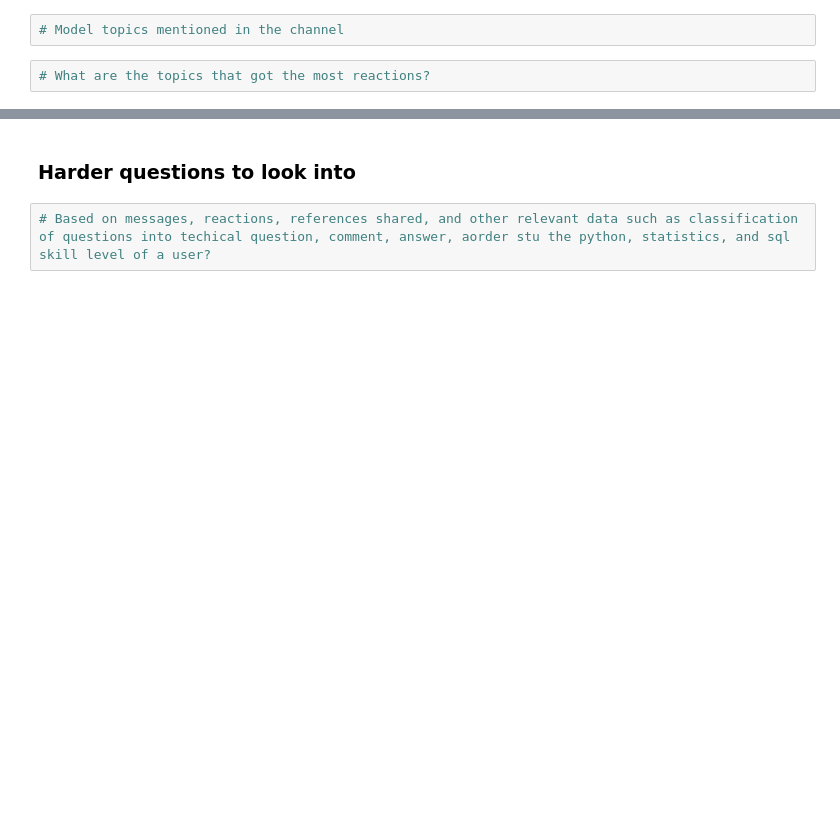
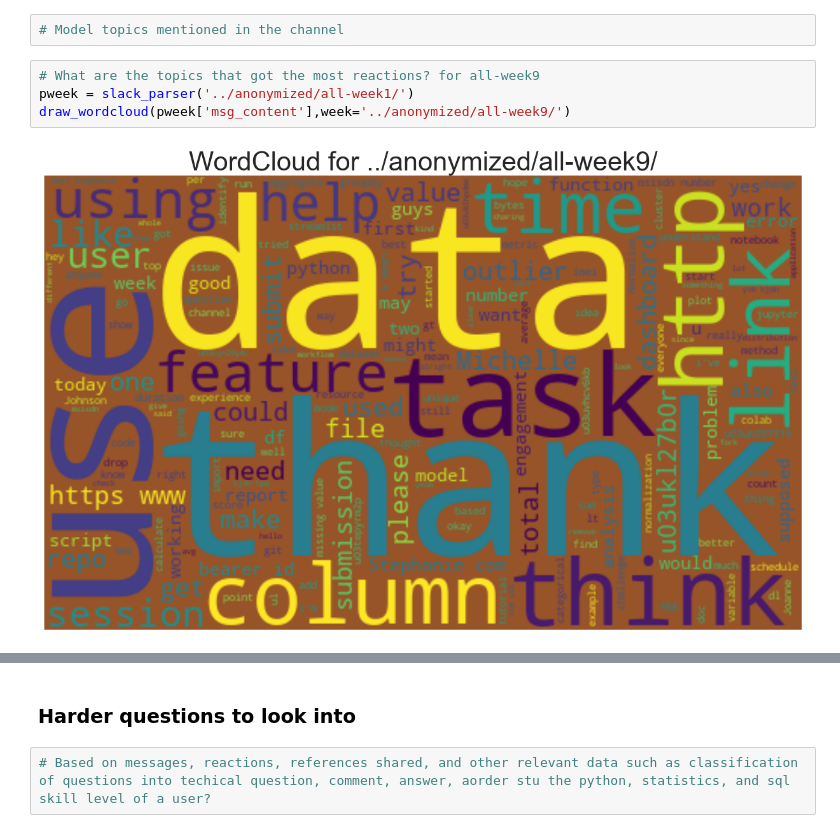
Before and after one commit to Azizadx/nasrallah-week0_10academy, a Jupyter notebook: notebooks/parse_slack_data.ipynb, the cells around one changed output, grey strips where cells are left out. Drawn from its saved outputs; the diff is of its cells as text; blank space fills up the shorter version.

```diff
--- a/notebooks/parse_slack_data.ipynb
+++ b/notebooks/parse_slack_data.ipynb
@@ -360,4 +402,8 @@ plt.show()
 # %%
 # Model topics mentioned in the channel
 # %%
-# What are the topics that got the most reactions?
+# What are the topics that got the most reactions? for all-week9
+pweek = slack_parser('../anonymized/all-week1/')
+draw_wordcloud(pweek['msg_content'],week='../anonymized/all-week9/')
+# %% [output]
+[figure, added]
```
Also changed, not shown: parts of 9 cells of this notebook.
